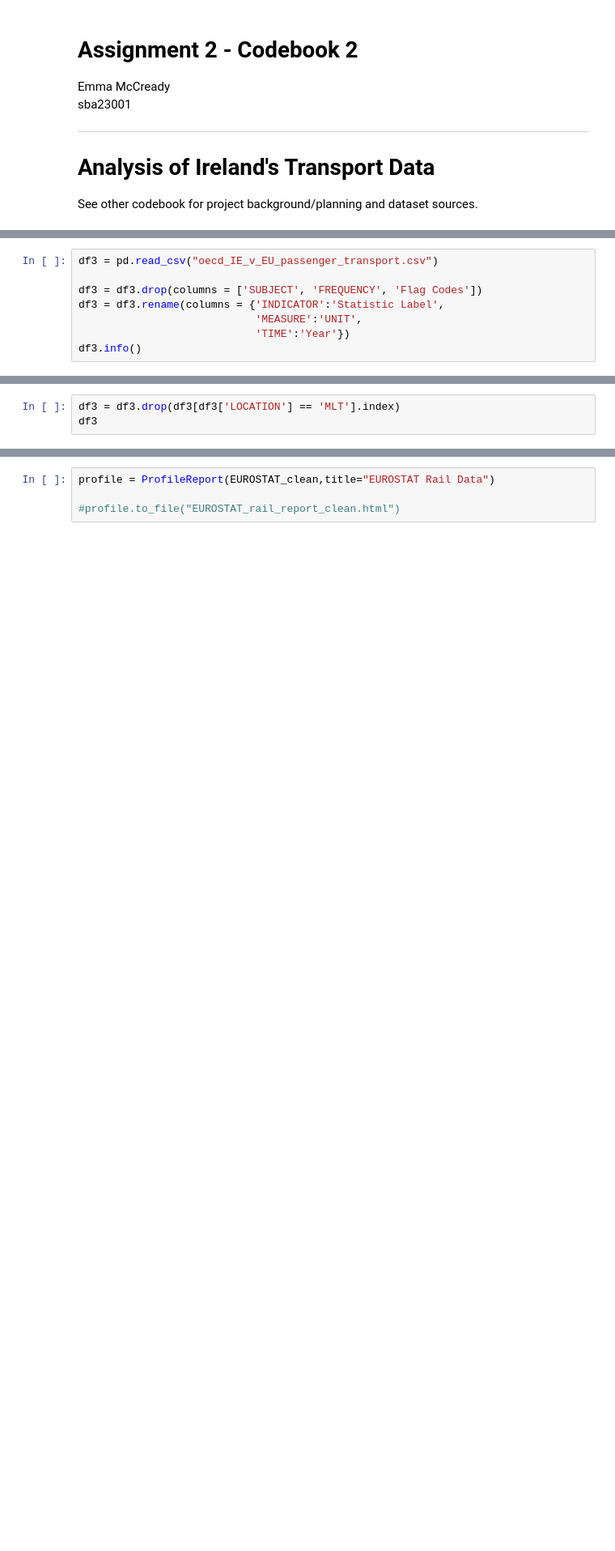
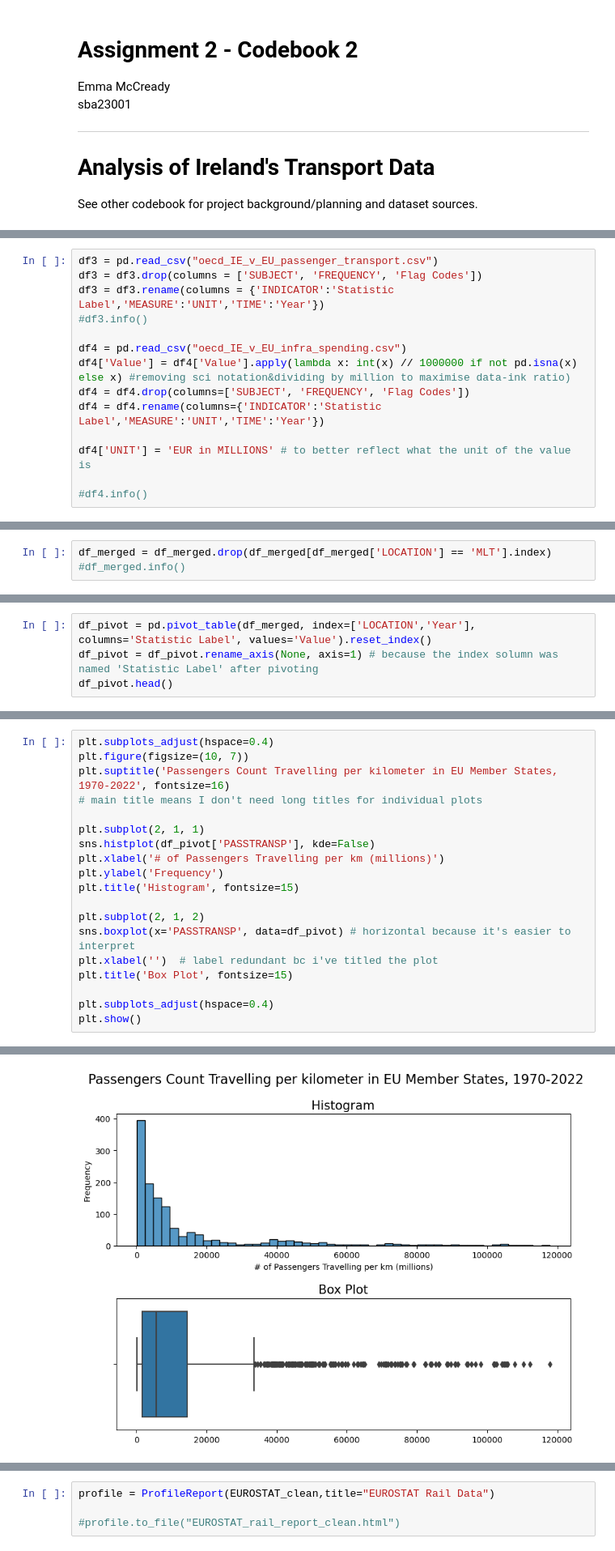
Before and after one commit to EmmaMcC1802/CA2, a Jupyter notebook: Codebook2_Stats_ML.ipynb, the cells around one changed output, grey strips where cells are left out. Shown: that part at 81% size. Cells and saved outputs as stored; diff of their text form; blank space fills up the shorter version.

```diff
--- a/Codebook2_Stats_ML.ipynb
+++ b/Codebook2_Stats_ML.ipynb
@@ -50,8 +56,14 @@ I didn't look at the missing values previously as I only worked with a subset of
 # %%
 df3 = pd.read_csv("oecd_IE_v_EU_passenger_transport.csv")
+df3 = df3.drop(columns = ['SUBJECT', 'FREQUENCY', 'Flag Codes'])
+df3 = df3.rename(columns = {'INDICATOR':'Statistic Label','MEASURE':'UNIT','TIME':'Year'})
+#df3.info()
 
-df3 = df3.drop(columns = ['SUBJECT', 'FREQUENCY', 'Flag Codes'])
-df3 = df3.rename(columns = {'INDICATOR':'Statistic Label',
-                            'MEASURE':'UNIT',
-                            'TIME':'Year'})
-df3.info()
+df4 = pd.read_csv("oecd_IE_v_EU_infra_spending.csv")
+df4['Value'] = df4['Value'].apply(lambda x: int(x) // 1000000 if not pd.isna(x) else x) #removing sci notation&dividing by million to maximise data-ink ratio)
+df4 = df4.drop(columns=['SUBJECT', 'FREQUENCY', 'Flag Codes'])
+df4 = df4.rename(columns={'INDICATOR':'Statistic Label','MEASURE':'UNIT','TIME':'Year'})
+
+df4['UNIT'] = 'EUR in MILLIONS' # to better reflect what the unit of the value is
+
+#df4.info()
@@ -84,3 +112,3 @@ Inspection of the missing data reveals that there is no data at all for Malta, p
 # %%
-df3 = df3.drop(df3[df3['LOCATION'] == 'MLT'].index)
-df3
+df_merged = df_merged.drop(df_merged[df_merged['LOCATION'] == 'MLT'].index)
+#df_merged.info()
@@ -156,0 +117,4 @@ memory usage: 74.8+ KB
+# %%
+df_pivot = pd.pivot_table(df_merged, index=['LOCATION','Year'], columns='Statistic Label', values='Value').reset_index()
+df_pivot = df_pivot.rename_axis(None, axis=1) # because the index solumn was named 'Statistic Label' after pivoting
+df_pivot.head()
@@ -156,0 +176,20 @@ memory usage: 74.8+ KB
+# %%
+plt.subplots_adjust(hspace=0.4)
+plt.figure(figsize=(10, 7))
+plt.suptitle('Passengers Count Travelling per kilometer in EU Member States, 1970-2022', fontsize=16)
+# main title means I don't need long titles for individual plots
+
+plt.subplot(2, 1, 1)
+sns.histplot(df_pivot['PASSTRANSP'], kde=False)
+plt.xlabel('# of Passengers Travelling per km (millions)')
+plt.ylabel('Frequency')
+plt.title('Histogram', fontsize=15)
+
+plt.subplot(2, 1, 2)
+sns.boxplot(x='PASSTRANSP', data=df_pivot) # horizontal because it's easier to interpret
+plt.xlabel('')  # label redundant bc i've titled the plot
+plt.title('Box Plot', fontsize=15)
+
+plt.subplots_adjust(hspace=0.4)
+plt.show()
+# %% [output]
@@ -156,0 +197 @@ memory usage: 74.8+ KB
+[figure, added]
```
Also changed, not shown: parts of 55 cells of this notebook.
